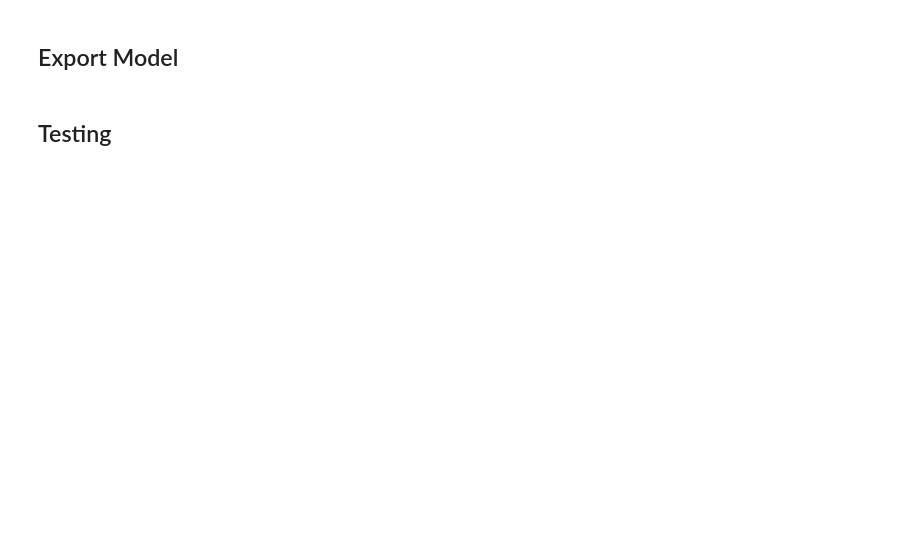
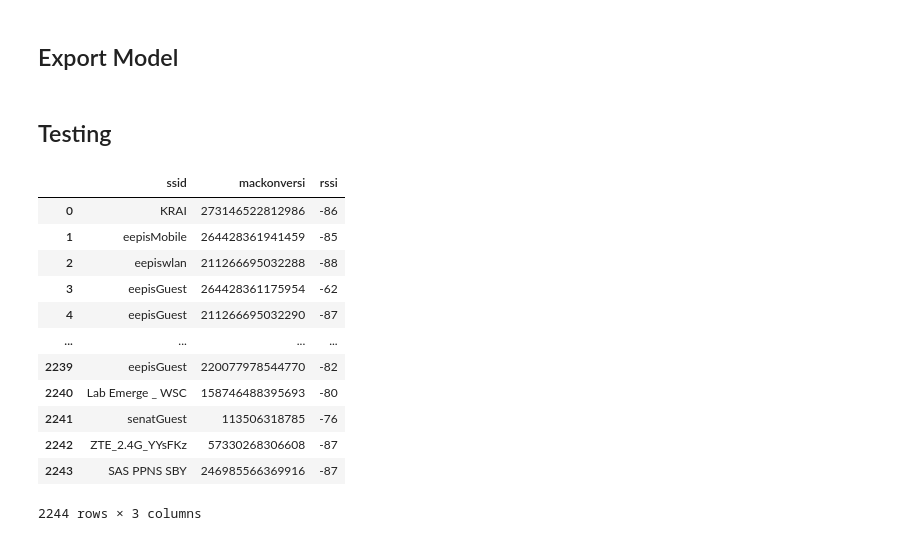
Before and after one commit to MuhammadAuliaa/wifiClassification, a Jupyter notebook: wifiClassification.ipynb, the cells around one changed output. Saved outputs shown, nothing was run; the diff lists cells and outputs as text; code cells hidden in the pictures; blank space fills up the shorter version.

```diff
--- a/wifiClassification.ipynb
+++ b/wifiClassification.ipynb
@@ -368,6 +399,22 @@ Hasil Evaluasi Semua Model:
 # print("Semua model telah disimpan sebagai file pickle.")
 # %% [markdown]
 ## Testing
+# %%
+data_test
+# %% [output]
+|  | ssid | mackonversi | rssi |
+| 0 | KRAI | 273146522812986 | -86 |
+| 1 | eepisMobile | 264428361941459 | -85 |
+| 2 | eepiswlan | 211266695032288 | -88 |
+| 3 | eepisGuest | 264428361175954 | -62 |
+| 4 | eepisGuest | 211266695032290 | -87 |
+| ... | ... | ... | ... |
+| 2239 | eepisGuest | 220077978544770 | -82 |
+| 2240 | Lab Emerge _ WSC | 158746488395693 | -80 |
+| 2241 | senatGuest | 113506318785 | -76 |
+| 2242 | ZTE_2.4G_YYsFKz | 57330268306608 | -87 |
+| 2243 | SAS PPNS SBY | 246985566369916 | -87 |
+2244 rows × 3 columns
 # %%
 # === 1. Load Semua Model dan Encoder ===
 model_svm = joblib.load('models/model_svm.pkl')
```
Also changed, not shown: parts of 15 cells of this notebook, 8 other files.
